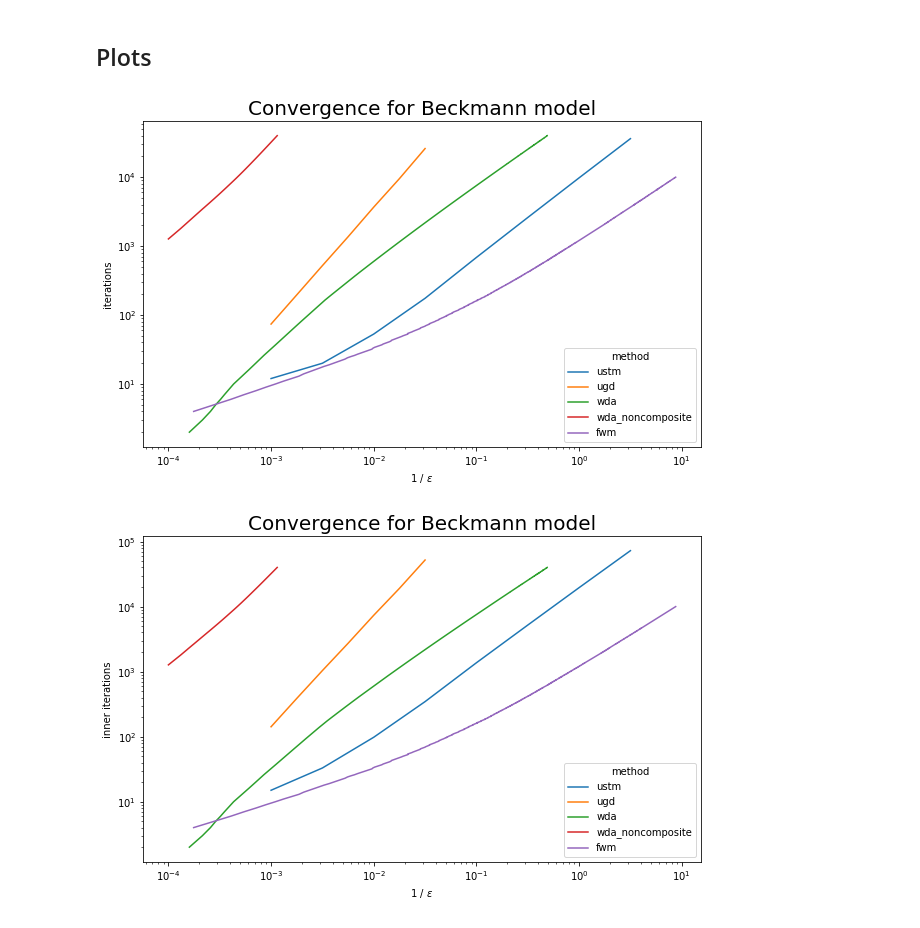
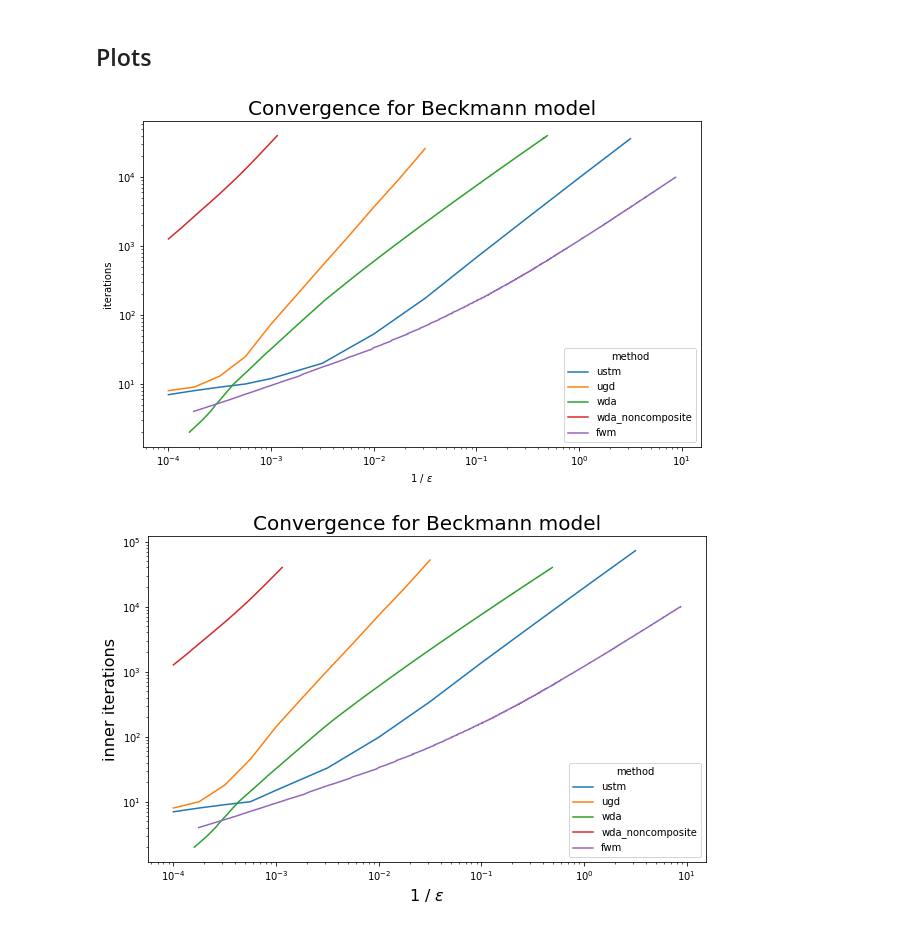
Before and after one commit to MeruzaKub/TransportNet, a Jupyter notebook: Stable Dynamic & Beckman/Anaheim_Beckmann_Experiments.ipynb, the cells around one changed output. Cells and saved outputs as stored; diff of their text form; code cells hidden in the pictures.

Commit message:
final plots added

```diff
--- a/Stable Dynamic & Beckman/Anaheim_Beckmann_Experiments.ipynb
+++ b/Stable Dynamic & Beckman/Anaheim_Beckmann_Experiments.ipynb
@@ -138,7 +138,7 @@ max_iter = 10000
 for index, eps_abs in enumerate(epsilons):
     print('eps_abs =', eps_abs)
     solver_kwargs = {'eps_abs': eps_abs,
-                     'max_iter': max_iter,
+                     'max_iter': max_iter, 'stop_crit': 'dual_gap',
                      'verbose' : True, 'verbose_step': 2000, 'save_history' : True}
     tic = time.time()
     result = model.find_equilibrium(solver_name = 'ustm', composite = True, solver_kwargs = solver_kwargs)
@@ -177,7 +177,7 @@ for index, eps_abs in enumerate(epsilons):
         continue
     print('eps_abs =', eps_abs)
     solver_kwargs = {'eps_abs': eps_abs,
-                     'max_iter': max_iter,
+                     'max_iter': max_iter, 'stop_crit': 'dual_gap',
                      'verbose' : True, 'verbose_step': 4000, 'save_history' : True}
     tic = time.time()
     result = model.find_equilibrium(solver_name = 'ustm', composite = True, solver_kwargs = solver_kwargs)
@@ -372,8 +384,10 @@ plt.figure(figsize=(10,6))
 plt.title('Convergence for Beckmann model', fontsize=20)
 eps_upper = 1e4
 for method, data in results.items():
-    y = np.array(data['iters'])
     x = 1. / np.array(data['epsilon'])
+    x_inds = np.argsort(x)
+    x = x[x_inds]
+    y = np.array(data['iters'])[x_inds]
     ind = np.nonzero(1 / x <= eps_upper)
     plt.plot(x[ind], y[ind], label = method)
 plt.legend(title = 'method')
@@ -383,24 +397,27 @@ plt.xlabel(r'1 / $\varepsilon$')
 plt.ylabel('iterations')
 plt.show()
 # %% [output]
-[figure, old version]
+[figure, new version]
 # %%
 plt.figure(figsize=(10,6))
 plt.title('Convergence for Beckmann model', fontsize=20)
 eps_upper = 1e4
 for method, data in results.items():
+    x = 1. / np.array(data['epsilon'])
+    x_inds = np.argsort(x)
+    x = x[x_inds]
     if 'inner_iters' in data:
-        y = np.array(data['inner_iters'])
+        y = np.array(data['inner_iters'])[x_inds]
     else:
-        y = np.array(data['iters'])
-    x = 1. / np.array(data['epsilon'])
+        y = np.array(data['iters'])[x_inds]
     ind = np.nonzero(1 / x <= eps_upper)
     plt.plot(x[ind], y[ind], label = method)
 plt.legend(title = 'method')
 plt.xscale('log')
 plt.yscale('log')
-plt.xlabel(r'1 / $\varepsilon$')
-plt.ylabel('inner iterations')
+plt.xlabel(r'1 / $\varepsilon$', fontsize = 16)
+plt.ylabel('inner iterations', fontsize = 16)
+#plt.savefig('beckmann_convergence.jpg', dpi = 300)
 plt.show()
 # %% [output]
-[figure, old version]
+[figure, new version]
```
Also changed, not shown: parts of 2 cells of this notebook, 1 other file.
